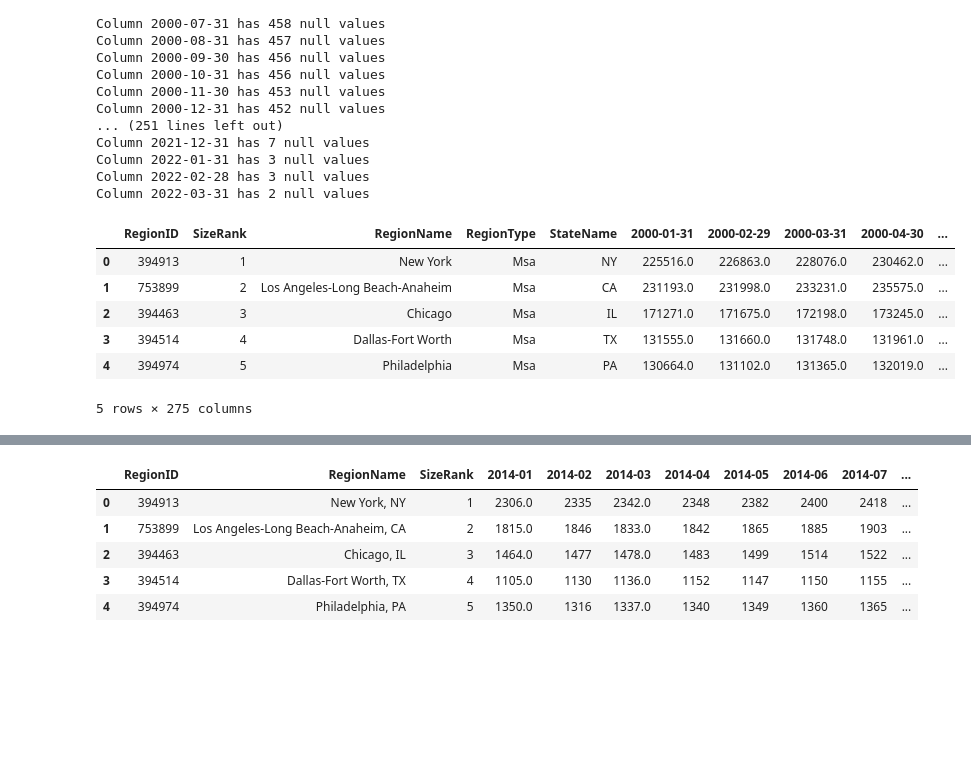
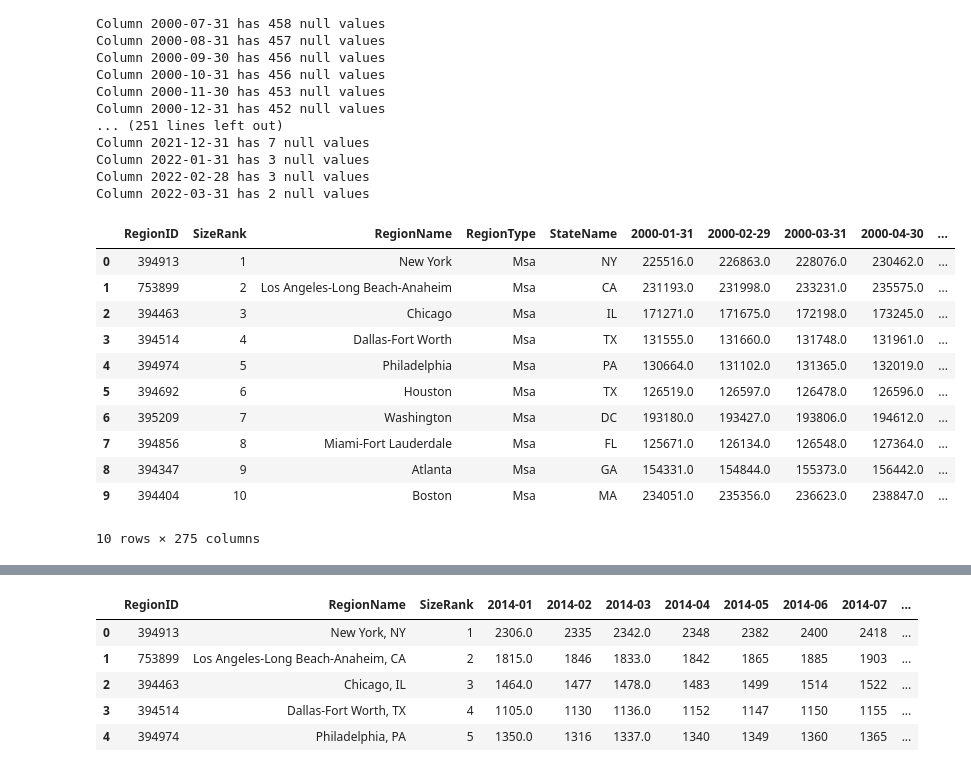
Before and after one commit to mein0819/Final_Project, a Jupyter notebook: Initial_Data_Exploration.ipynb, the cells around one changed output, grey strips where cells are left out. Cells and saved outputs as stored; diff of their text form; code cells hidden in the pictures; blank space fills up the shorter version.

```diff
--- a/Initial_Data_Exploration.ipynb
+++ b/Initial_Data_Exploration.ipynb
@@ -123,17 +136,22 @@ Column 2022-01-31 has 3 null values
 Column 2022-02-28 has 3 null values
 Column 2022-03-31 has 2 null values
 # %%
-hvi_df['RegionName'] = [re.sub("(.*),.*", "\\1", str(x)) for x in hvi_df['RegionName']]
+remove_state_abbv(hvi_df)
 # %%
-hvi_df.head()
+hvi_df.head(10)
 # %% [output]
 |  | RegionID | SizeRank | RegionName | RegionType | StateName | 2000-01-31 | 2000-02-29 | 2000-03-31 | 2000-04-30 | ... |
 | 0 | 394913 | 1 | New York | Msa | NY | 225516.0 | 226863.0 | 228076.0 | 230462.0 | ... |
 | 1 | 753899 | 2 | Los Angeles-Long Beach-Anaheim | Msa | CA | 231193.0 | 231998.0 | 233231.0 | 235575.0 | ... |
 | 2 | 394463 | 3 | Chicago | Msa | IL | 171271.0 | 171675.0 | 172198.0 | 173245.0 | ... |
 | 3 | 394514 | 4 | Dallas-Fort Worth | Msa | TX | 131555.0 | 131660.0 | 131748.0 | 131961.0 | ... |
 | 4 | 394974 | 5 | Philadelphia | Msa | PA | 130664.0 | 131102.0 | 131365.0 | 132019.0 | ... |
+| 5 | 394692 | 6 | Houston | Msa | TX | 126519.0 | 126597.0 | 126478.0 | 126596.0 | ... |
+| 6 | 395209 | 7 | Washington | Msa | DC | 193180.0 | 193427.0 | 193806.0 | 194612.0 | ... |
+| 7 | 394856 | 8 | Miami-Fort Lauderdale | Msa | FL | 125671.0 | 126134.0 | 126548.0 | 127364.0 | ... |
+| 8 | 394347 | 9 | Atlanta | Msa | GA | 154331.0 | 154844.0 | 155373.0 | 156442.0 | ... |
+| 9 | 394404 | 10 | Boston | Msa | MA | 234051.0 | 235356.0 | 236623.0 | 238847.0 | ... |
-5 rows × 275 columns
+10 rows × 275 columns
 # %%
 hvi_df = hvi_df.dropna()
 # %%
```
Also changed, not shown: parts of 30 cells of this notebook.
